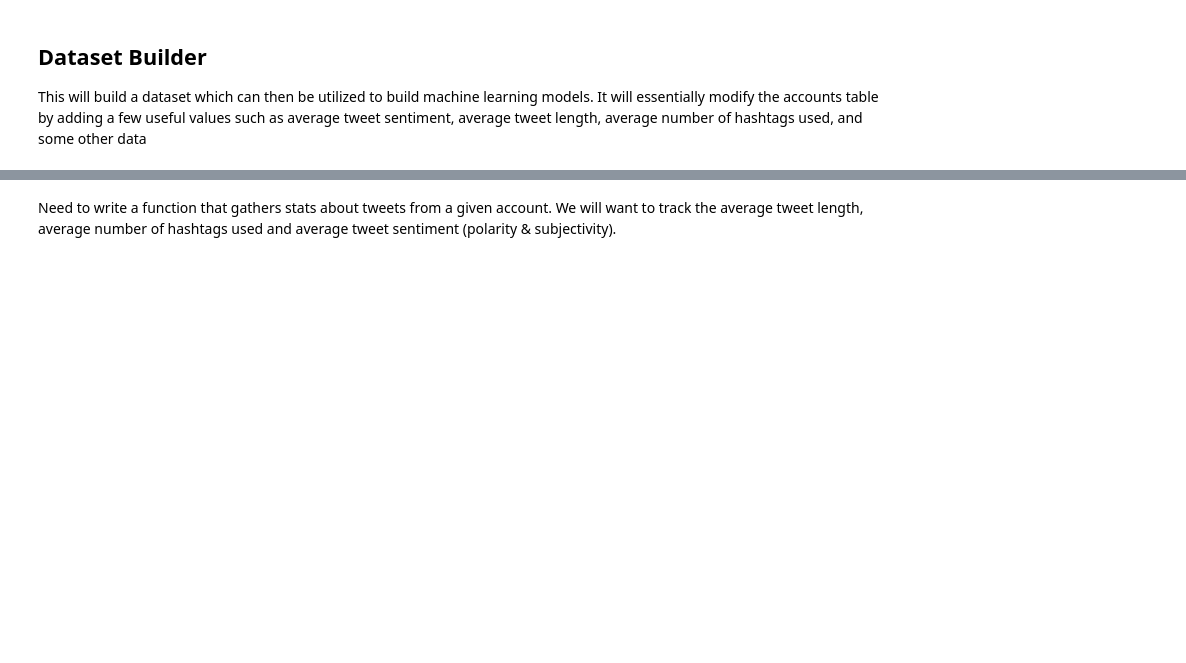
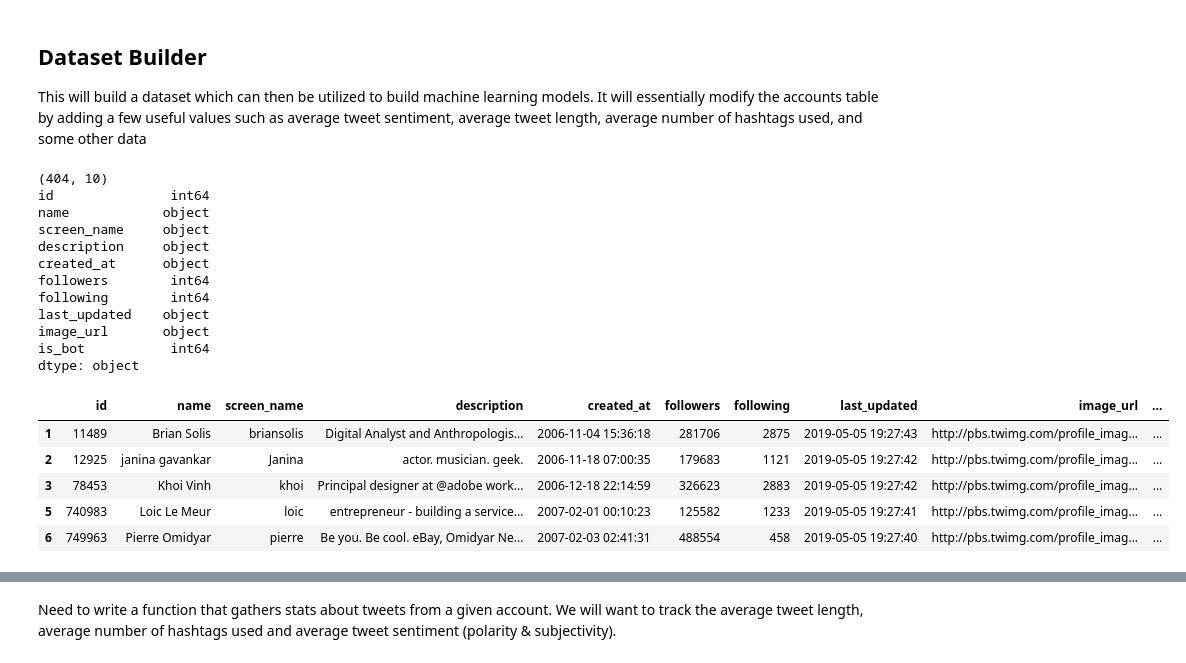
Before and after one commit to kansas-analytica/learning, a Jupyter notebook: notebooks/Dataset Builder.ipynb, the cells around one changed output, grey strips where cells are left out. Drawn from its saved outputs; the diff is of its cells as text; code cells hidden in the pictures; blank space fills up the shorter version.

```diff
--- a/notebooks/Dataset Builder.ipynb
+++ b/notebooks/Dataset Builder.ipynb
@@ -4,3 +4,28 @@ This will build a dataset which can then be utilized to build machine learning m
 # %%
 import numpy as np
 import pandas as pd
+# %%
+verified = pd.read_csv('../data/verified_accounts.csv')
+verified.dropna(inplace=True)
+print(verified.shape)
+print(verified.dtypes)
+verified.head(5)
+# %% [output]
+(404, 10)
+id               int64
+name            object
+screen_name     object
+description     object
+created_at      object
+followers        int64
+following        int64
+last_updated    object
+image_url       object
+is_bot           int64
+dtype: object
+|  | id | name | screen_name | description | created_at | followers | following | last_updated | image_url | ... |
+| 1 | 11489 | Brian Solis | briansolis | Digital Analyst and Anthropologis... | 2006-11-04 15:36:18 | 281706 | 2875 | 2019-05-05 19:27:43 | http://pbs.twimg.com/profile_imag... | ... |
+| 2 | 12925 | janina gavankar | Janina | actor. musician. geek. | 2006-11-18 07:00:35 | 179683 | 1121 | 2019-05-05 19:27:42 | http://pbs.twimg.com/profile_imag... | ... |
+| 3 | 78453 | Khoi Vinh | khoi | Principal designer at @adobe work... | 2006-12-18 22:14:59 | 326623 | 2883 | 2019-05-05 19:27:42 | http://pbs.twimg.com/profile_imag... | ... |
+| 5 | 740983 | Loic Le Meur | loic | entrepreneur - building a service... | 2007-02-01 00:10:23 | 125582 | 1233 | 2019-05-05 19:27:41 | http://pbs.twimg.com/profile_imag... | ... |
+| 6 | 749963 | Pierre Omidyar | pierre | Be you. Be cool. eBay, Omidyar Ne... | 2007-02-03 02:41:31 | 488554 | 458 | 2019-05-05 19:27:40 | http://pbs.twimg.com/profile_imag... | ... |
```
Also changed, not shown: parts of 12 cells of this notebook, 5 other files.
